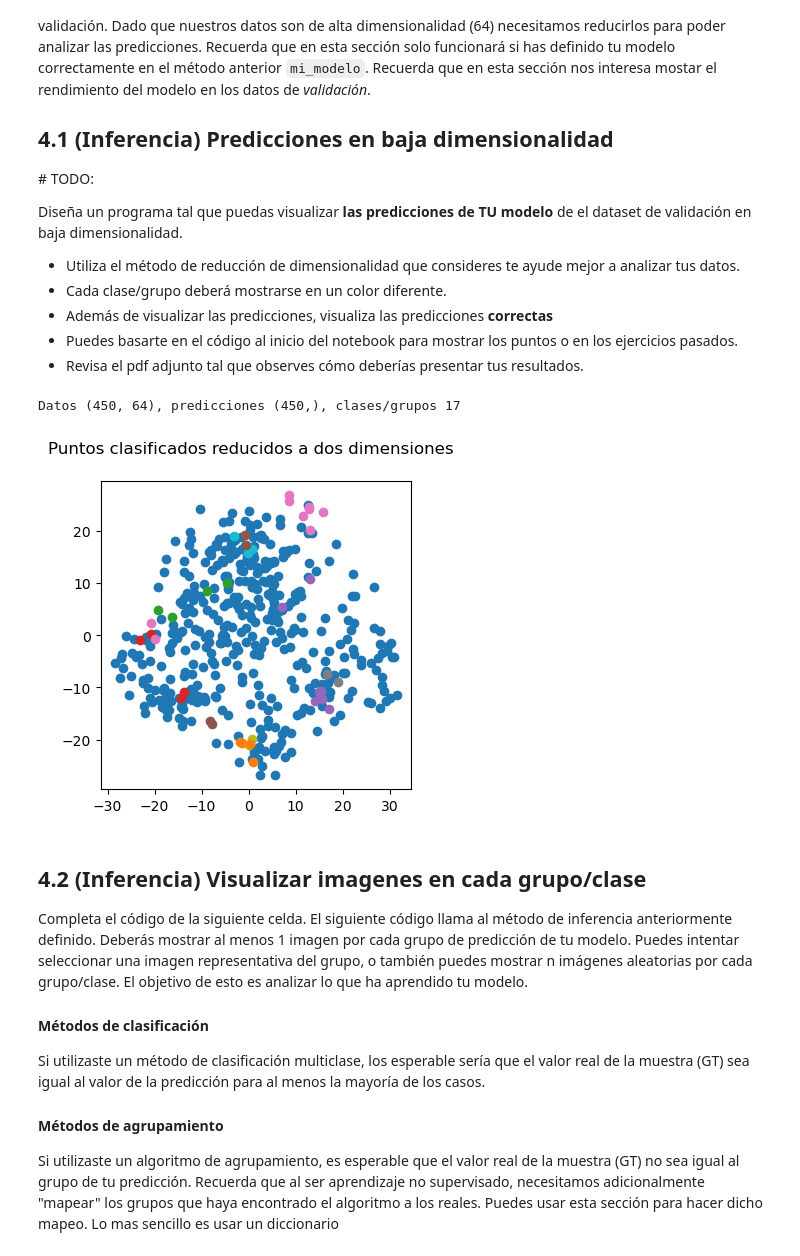
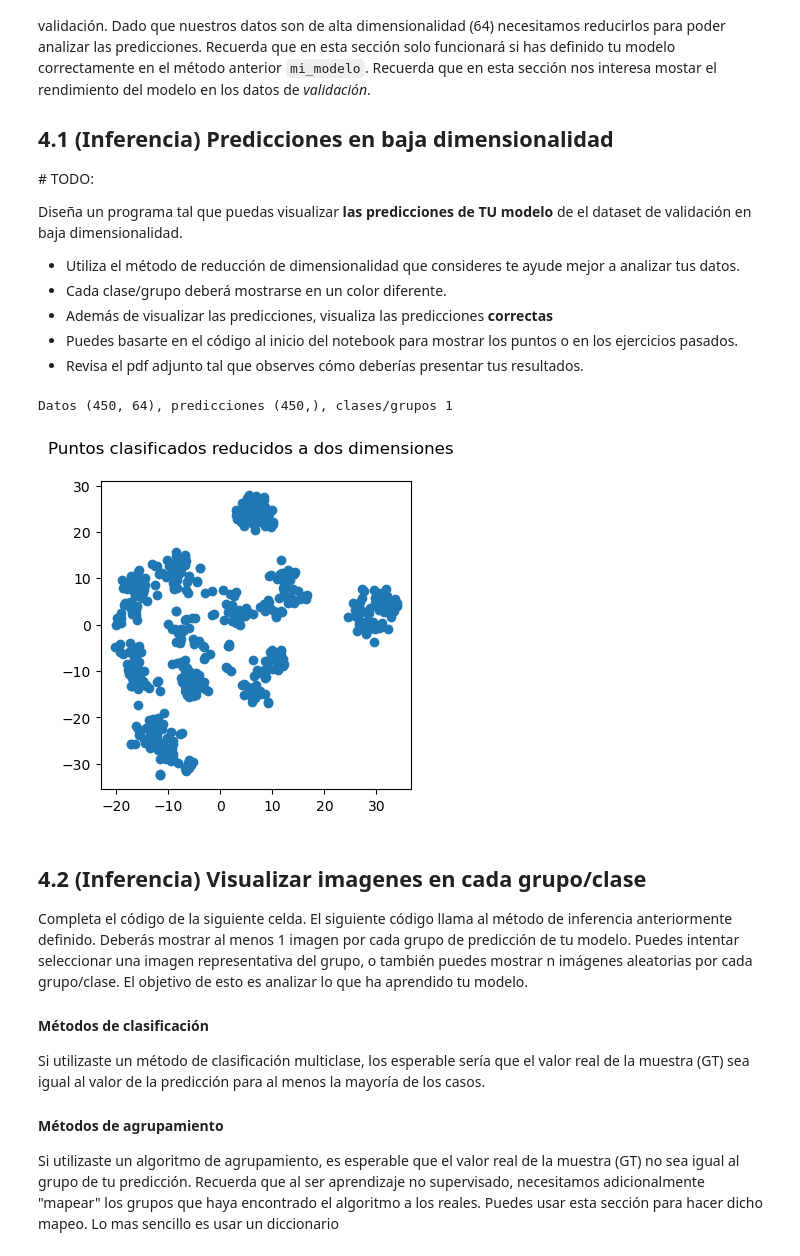
Before and after one commit to eliasib18/0.66, a Jupyter notebook: proyecto_1_ML/proyecto_1_ML.ipynb, the cells around one changed output. Saved outputs shown, nothing was run; the diff lists cells and outputs as text; code cells hidden in the pictures.

```diff
--- a/proyecto_1_ML/proyecto_1_ML.ipynb
+++ b/proyecto_1_ML/proyecto_1_ML.ipynb
@@ -166,12 +166,12 @@ def mi_modelo(X, label):
     '''
     # Normalizamos los datos de entrenamiento
     data = scaler.transform(X)
+
     # TODO: Entrena el modelo y regresa el modelo entrenado en los datos de entrenamiento.
     # Entrena tu modelo con los DATOS NORMALIZADOS
-
-    model = DBSCAN(eps=3, min_samples=2)
-    model.fit(data)
-    return model
+    modelo = DBSCAN()
+    modelo.fit(data)
+    return modelo
 
 def mi_inferencia(modelo, X_val):
     '''
@@ -189,7 +189,7 @@ def mi_inferencia(modelo, X_val):
     # TODO: Utiliza el modelo para predecir valores para los datos de validación
     # Regresa las predicciones de tu modelo para X_val.
     # Aplica inferencia sobre los DATOS NORMALIZADOS
-
+    preds = modelo.fit_predict(data)
     return preds
 
 # Utilizamos solo los datos de entrenamiento (alta dimensionalidad) para entrenar
@@ -211,34 +211,29 @@ Diseña un programa tal que puedas visualizar **las predicciones de TU modelo**
 - Además de visualizar las predicciones, visualiza las predicciones **correctas**
 - Puedes basarte en el código al inicio del notebook para mostrar los puntos o en los ejercicios pasados.
 - Revisa el pdf adjunto tal que observes cómo deberías presentar tus resultados.
-# %%
-# Llamamos a inferencia de su modelo
-# preds deberá ser de la forma N,1
-# indicando el número al que corresponde cada imagen
-preds = mi_inferencia(modelo, data_val)
-
-# Buscamos la cantidad de grupos/clases que hay en los datos de validación
-group_pred = np.unique(preds)
-n_groups = len(group_pred)
-print(f"Datos {data_val.shape}, predicciones {preds.shape}, clases/grupos {n_groups}")
-
-fig, ax_reduced = plt.subplots(1, 1, figsize=(4,4))
-fig.suptitle("Puntos clasificados reducidos a dos dimensiones")
-
-# TODO: Grafíca los datos DE VALIDACIÓN reducidos (reduced_data_val)
-# con un color distinto para cada grupo/clase que tu modelo ha predecido (preds)
-#========== Start =========
-for group in group_pred:
-    # seleccionamos los puntos de cada grupo
-    idx = (preds == group)
-    # graficamos los puntos con un color distinto
-    ax_reduced.scatter(reduced_data_val[idx, 0], reduced_data_val[idx, 1], label=group)
-
-#========== End ===========
-plt.show()
-# %% [output]
-Datos (450, 64), predicciones (450,), clases/grupos 17
-[figure, removed]
+# %%
+# Llamamos a inferencia de su modelo
+# Este método regresará las clases/grupos
+# que haya encontrado para cada punto de validación
+preds = mi_inferencia(modelo, data_val)
+
+# Clases/grupos distintos de predicciones
+group_pred = np.unique(preds)
+n_groups = len(group_pred)
+
+# Graficar
+n_cols = 5
+fig, axes = plt.subplots(n_groups//n_cols, n_cols, figsize=(10,6))  # Puedes cambiar o eliminar esta linea si lo consideras necesario.
+axes = axes.flatten() # Convertir los axes a lista para poder iterarlos
+# TODO: Muestra una imagen por cada grupo/clase de preddicion
+#========== Start =========
+#========== End ===========
+fig.suptitle("Muestras representativas por grupo")
+plt.tight_layout()
+plt.show()
+# %% [output]
+Datos (450, 64), predicciones (450,), clases/grupos 1
+[figure, added]
 # %% [markdown]
 ## 4.2 (Inferencia) Visualizar imagenes en cada grupo/clase
 Completa el código de la siguiente celda. El siguiente código llama al método de inferencia anteriormente definido. Deberás mostrar al menos 1 imagen por cada grupo de predicción de tu modelo. Puedes intentar seleccionar una imagen representativa del grupo, o también puedes mostrar n imágenes aleatorias por cada grupo/clase. El objetivo de esto es analizar lo que ha aprendido tu modelo.
```
Also changed, not shown: parts of 3 cells of this notebook.
